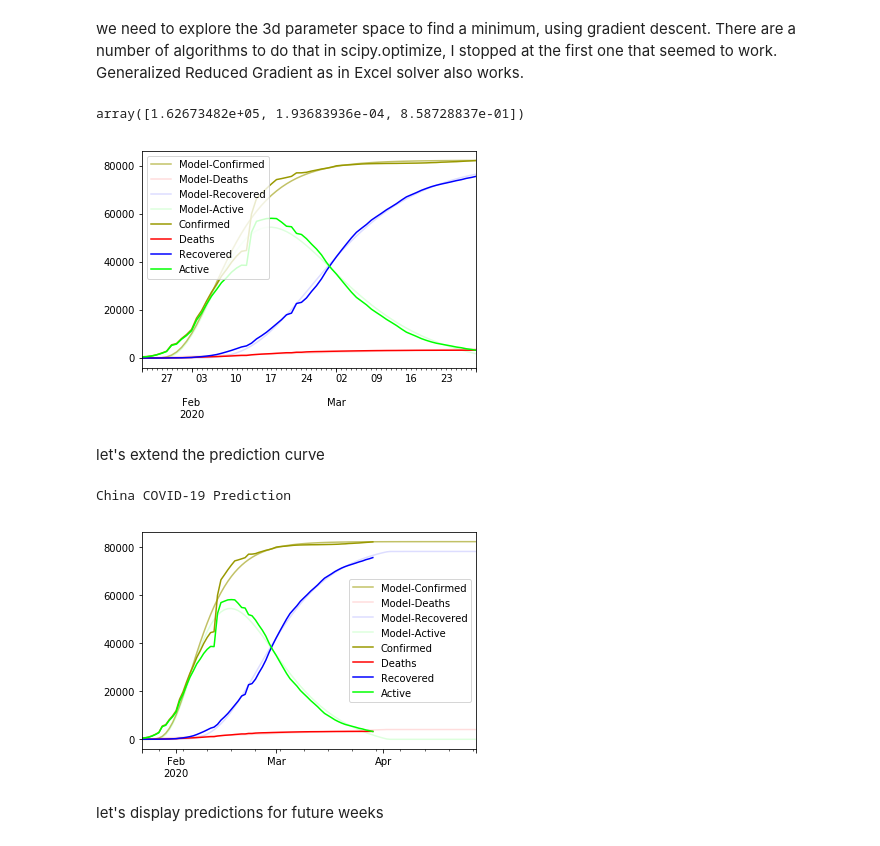
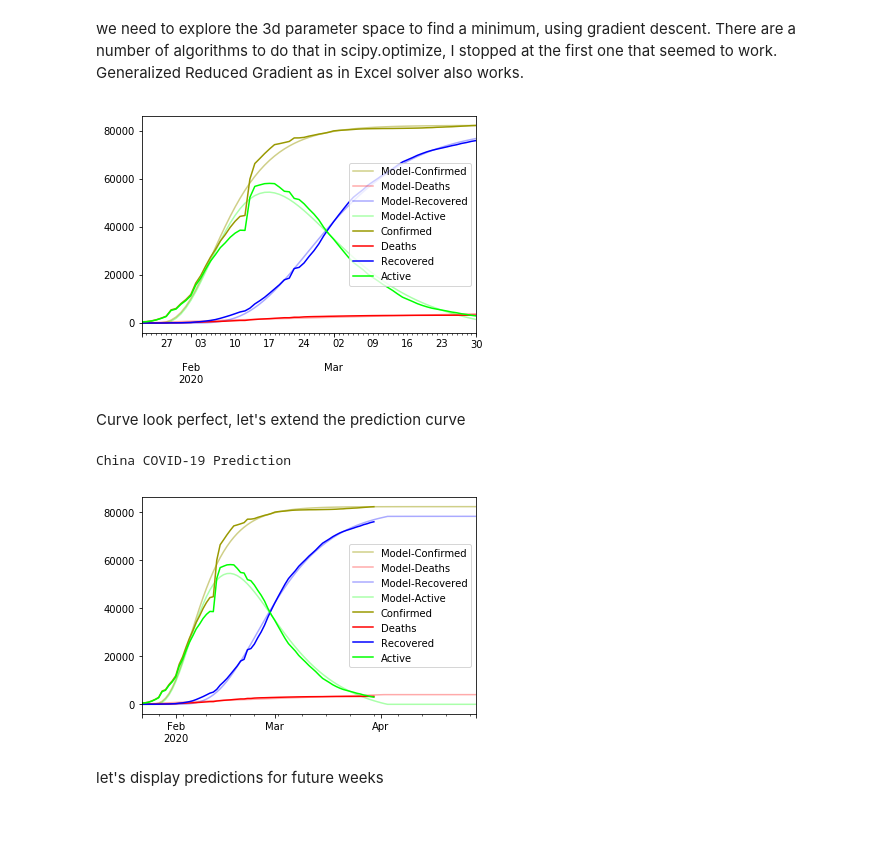
Before and after one commit to pangafu/covid-19-prediction-by-country-and-province, a Jupyter notebook: covid-19-prediction-by-country-and-province.ipynb, the cells around one changed output. Cells and saved outputs as stored; diff of their text form; code cells hidden in the pictures.

```diff
--- a/covid-19-prediction-by-country-and-province.ipynb
+++ b/covid-19-prediction-by-country-and-province.ipynb
@@ -166,31 +169,28 @@ else:
     opt_deaths = minimize(model_loss, x0=np.array([200000, 0.05, 15]), method='Nelder-Mead', tol=1e-5).x
     model_index = 2
     opt_recovered = minimize(model_loss, x0=np.array([200000, 0.05, 15]), method='Nelder-Mead', tol=1e-5).x
-opt_deaths
-# %% [output]
-array([1.62673482e+05, 1.93683936e-04, 8.58728837e-01])
 # %%
 import matplotlib
 import matplotlib.pyplot as plt
 %matplotlib inline
 
 model_x = []
 for t in range(len(df)):
     model_x.append([df.index[t], model(*opt_confirmed, t), model(*opt_deaths, t), model(*opt_recovered, t)])
 model_sim = pd.DataFrame(model_x, dtype=int)
 model_sim.set_index(0, inplace=True)
 model_sim.columns = ['Model-Confirmed', 'Model-Deaths', 'Model-Recovered']
 
 model_sim['Model-Active'] = model_sim['Model-Confirmed'] - model_sim['Model-Deaths'] - model_sim['Model-Recovered']
 model_sim.loc[model_sim['Model-Active']<0,'Model-Active'] = 0
-plot_color = ['#99990099', '#FF000022', '#0000FF22', '#00FF0022', '#999900FF', '#FF0000FF', '#0000FFFF', '#00FF00FF']
+plot_color = ['#99990077', '#FF000055', '#0000FF55', '#00FF0055', '#999900FF', '#FF0000FF', '#0000FFFF', '#00FF00FF']
 
 pd.concat([model_sim, df], axis=1).plot(color = plot_color)
 plt.show()
 # %% [output]
-[figure, old version]
+[figure, new version]
 # %% [markdown]
-let's extend the prediction curve
+Curve look perfect, let's extend the prediction curve
 # %%
 import datetime
 start_date = df.index[0]
@@ -204,7 +204,7 @@ last_death_rate = 0
 for t in range(n_days):
     extended_model_x.append([start_date + datetime.timedelta(days=t), model(*opt_confirmed, t), model(*opt_deaths, t), model(*opt_recovered, t)])
 
-    #if deaths + recovered > confirmed or deaths rate > 12%, maybe not valid
+    #if deaths + recovered > confirmed or deaths rate > 5%, maybe not valid
     if (t > len(df)):
         last_row = extended_model_x[-1]
         if (last_row[2] + last_row[3] > last_row[1]) or (last_row[2] > last_row[1]*0.12):
@@ -227,14 +227,14 @@ extended_model_sim.columns = ['Model-Confirmed', 'Model-Deaths', 'Model-Recovere
 extended_model_sim['Model-Active'] = extended_model_sim['Model-Confirmed'] - extended_model_sim['Model-Deaths'] - extended_model_sim['Model-Recovered']
 extended_model_sim.loc[extended_model_sim['Model-Active']<0,'Model-Active'] = 0
 
-plot_color = ['#99990099', '#FF000022', '#0000FF22', '#00FF0022', '#999900FF', '#FF0000FF', '#0000FFFF', '#00FF00FF']
+plot_color = ['#99990077', '#FF000055', '#0000FF55', '#00FF0055', '#999900FF', '#FF0000FF', '#0000FFFF', '#00FF00FF']
 
 pd.concat([extended_model_sim, df], axis=1).plot(color = plot_color)
 print('China COVID-19 Prediction')
 plt.show()
 # %% [output]
 China COVID-19 Prediction
-[figure, old version]
+[figure, new version]
 # %% [markdown]
 let's display predictions for future weeks
 # %%
```
Also changed, not shown: parts of 26 cells of this notebook.
